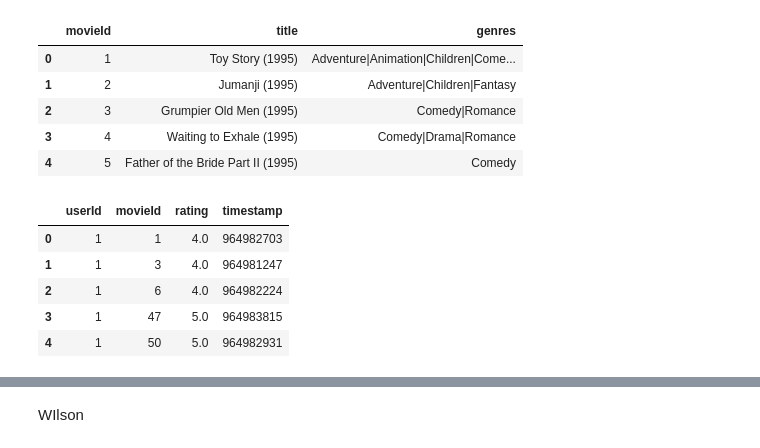
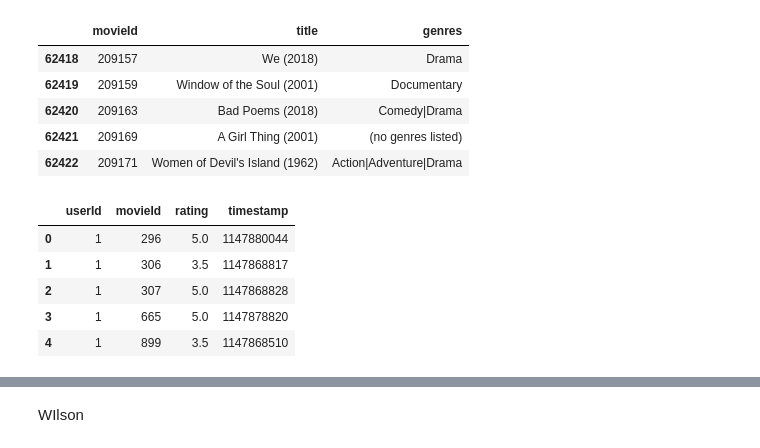
Before and after one commit to vincentlewi/import-group_name, a Jupyter notebook: backend/test.ipynb, the cells around one changed output, grey strips where cells are left out. Saved outputs shown, nothing was run; the diff lists cells and outputs as text; code cells hidden in the pictures.

```diff
--- a/backend/test.ipynb
+++ b/backend/test.ipynb
@@ -14,27 +14,27 @@ from surprise import KNNWithMeans
 from scipy.sparse import csr_matrix, issparse
 from scipy.stats import pearsonr
 # %%
-# movies = pd.read_csv('../datasets/movielens_original/movies.csv')
-movies = pd.read_csv('../datasets/ml-latest-small/movies.csv')
-movies.head()
+movies = pd.read_csv('../datasets/movielens_original/movies.csv')
+# movies = pd.read_csv('../datasets/ml-latest-small/movies.csv')
+movies.tail()
 # %% [output]
 |  | movieId | title | genres |
-| 0 | 1 | Toy Story (1995) | Adventure|Animation|Children|Come... |
-| 1 | 2 | Jumanji (1995) | Adventure|Children|Fantasy |
-| 2 | 3 | Grumpier Old Men (1995) | Comedy|Romance |
-| 3 | 4 | Waiting to Exhale (1995) | Comedy|Drama|Romance |
-| 4 | 5 | Father of the Bride Part II (1995) | Comedy |
+| 62418 | 209157 | We (2018) | Drama |
+| 62419 | 209159 | Window of the Soul (2001) | Documentary |
+| 62420 | 209163 | Bad Poems (2018) | Comedy|Drama |
+| 62421 | 209169 | A Girl Thing (2001) | (no genres listed) |
+| 62422 | 209171 | Women of Devil's Island (1962) | Action|Adventure|Drama |
 # %%
-# ratings = pd.read_csv('../datasets/movielens_original/ratings.csv')
-ratings = pd.read_csv('../datasets/ml-latest-small/ratings.csv')
+ratings = pd.read_csv('../datasets/movielens_original/ratings.csv')
+# ratings = pd.read_csv('../datasets/ml-latest-small/ratings.csv')
 ratings.head()
 # %% [output]
 |  | userId | movieId | rating | timestamp |
-| 0 | 1 | 1 | 4.0 | 964982703 |
-| 1 | 1 | 3 | 4.0 | 964981247 |
-| 2 | 1 | 6 | 4.0 | 964982224 |
-| 3 | 1 | 47 | 5.0 | 964983815 |
-| 4 | 1 | 50 | 5.0 | 964982931 |
+| 0 | 1 | 296 | 5.0 | 1147880044 |
+| 1 | 1 | 306 | 3.5 | 1147868817 |
+| 2 | 1 | 307 | 5.0 | 1147868828 |
+| 3 | 1 | 665 | 5.0 | 1147878820 |
+| 4 | 1 | 899 | 3.5 | 1147868510 |
 # %%
 df = ratings.merge(movies, how = 'inner', on='movieId',)
 df.head()
```
Also changed, not shown: parts of 33 cells of this notebook, 5 other files.
